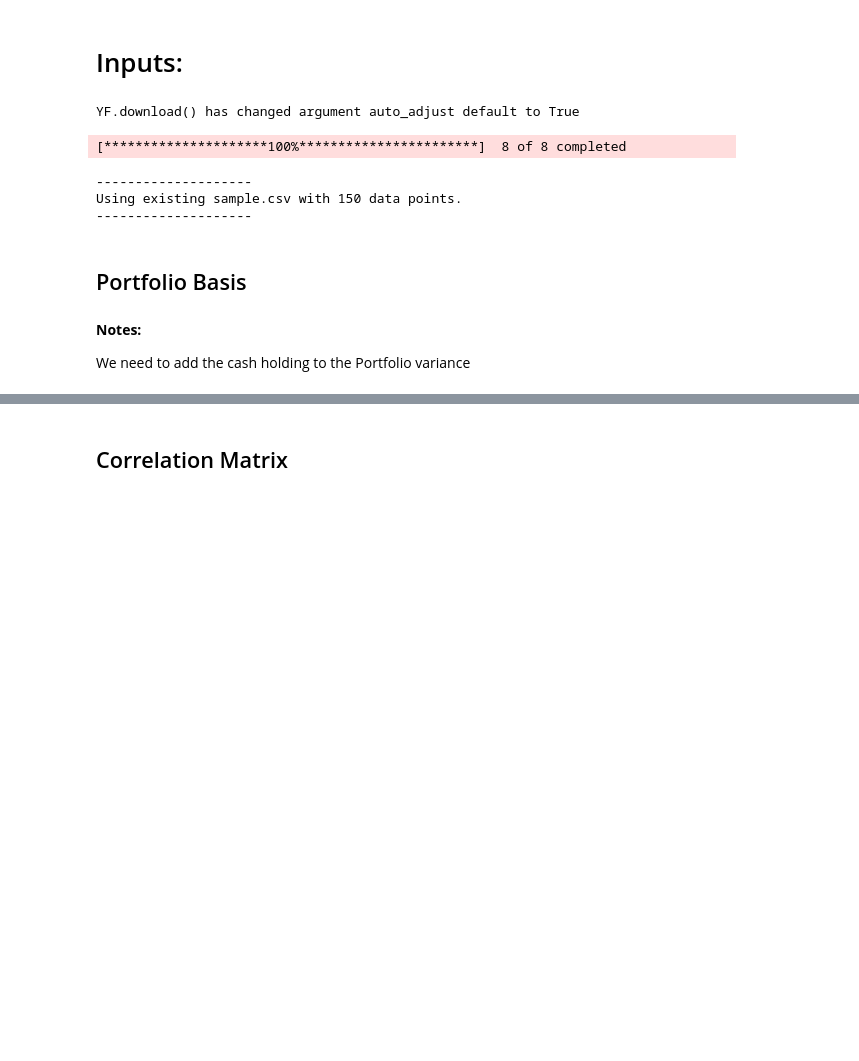
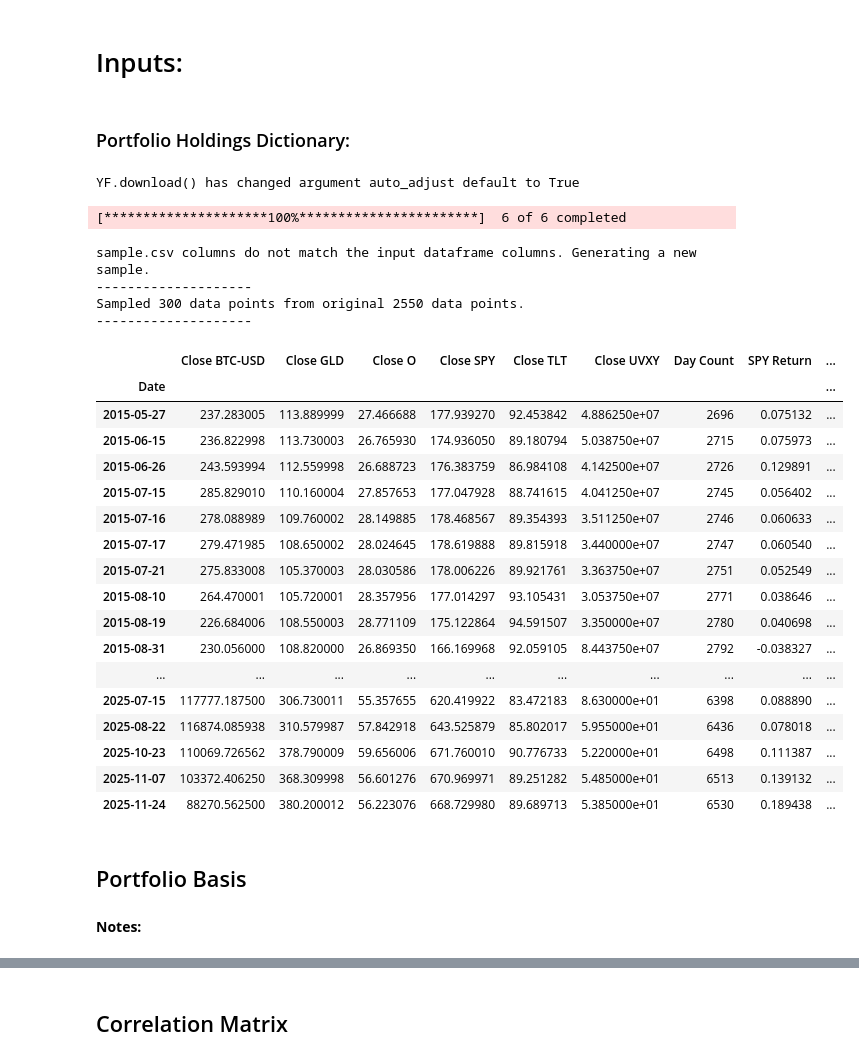
Before and after one commit to FilBillions/correlation_matrix, a Jupyter notebook: Portfolio_Management.ipynb, the cells around one changed output, grey strips where cells are left out. Saved outputs shown, nothing was run; the diff lists cells and outputs as text; code cells hidden in the pictures; blank space fills up the shorter version.

```diff
--- a/Portfolio_Management.ipynb
+++ b/Portfolio_Management.ipynb
@@ -4,3 +4,5 @@ from datetime import date, timedelta
 import yfinance as yf
 # %% [markdown]
 <h1>Inputs:</h1>
+# %% [markdown]
+<h3>Portfolio Holdings Dictionary:</h3>
@@ -7,19 +18,42 @@ import yfinance as yf
 # %%
 universe = "2005-01-01"
-symbol_list = convert_portfolio_to_symbol_list(return_symbols=True)
-test = PortfolioManagement(symbol_list = symbol_list, start = universe, end = "2025-12-01", annualize=True)
+test = PortfolioManagement(
+    portfolio_dictionary = portfolio_dictionary,
+    start = universe,
+    end = "2025-12-01",
+    annualize=True)
 # %% [output]
 YF.download() has changed argument auto_adjust default to True
-[*********************100%***********************]  8 of 8 completed
+[*********************100%***********************]  6 of 6 completed
+sample.csv columns do not match the input dataframe columns. Generating a new sample.
 --------------------
-Using existing sample.csv with 150 data points.
+Sampled 300 data points from original 2550 data points.
 --------------------
+# %%
+test.return_df()
+# %% [output]
+|  | Close BTC-USD | Close GLD | Close O | Close SPY | Close TLT | Close UVXY | Day Count | SPY Return | ... |
+| Date |  |  |  |  |  |  |  |  | ... |
+| 2015-05-27 | 237.283005 | 113.889999 | 27.466688 | 177.939270 | 92.453842 | 4.886250e+07 | 2696 | 0.075132 | ... |
+| 2015-06-15 | 236.822998 | 113.730003 | 26.765930 | 174.936050 | 89.180794 | 5.038750e+07 | 2715 | 0.075973 | ... |
+| 2015-06-26 | 243.593994 | 112.559998 | 26.688723 | 176.383759 | 86.984108 | 4.142500e+07 | 2726 | 0.129891 | ... |
+| 2015-07-15 | 285.829010 | 110.160004 | 27.857653 | 177.047928 | 88.741615 | 4.041250e+07 | 2745 | 0.056402 | ... |
+| 2015-07-16 | 278.088989 | 109.760002 | 28.149885 | 178.468567 | 89.354393 | 3.511250e+07 | 2746 | 0.060633 | ... |
+| 2015-07-17 | 279.471985 | 108.650002 | 28.024645 | 178.619888 | 89.815918 | 3.440000e+07 | 2747 | 0.060540 | ... |
+| 2015-07-21 | 275.833008 | 105.370003 | 28.030586 | 178.006226 | 89.921761 | 3.363750e+07 | 2751 | 0.052549 | ... |
+| 2015-08-10 | 264.470001 | 105.720001 | 28.357956 | 177.014297 | 93.105431 | 3.053750e+07 | 2771 | 0.038646 | ... |
+| 2015-08-19 | 226.684006 | 108.550003 | 28.771109 | 175.122864 | 94.591507 | 3.350000e+07 | 2780 | 0.040698 | ... |
+| 2015-08-31 | 230.056000 | 108.820000 | 26.869350 | 166.169968 | 92.059105 | 8.443750e+07 | 2792 | -0.038327 | ... |
+| ... | ... | ... | ... | ... | ... | ... | ... | ... | ... |
+| 2025-07-15 | 117777.187500 | 306.730011 | 55.357655 | 620.419922 | 83.472183 | 8.630000e+01 | 6398 | 0.088890 | ... |
+| 2025-08-22 | 116874.085938 | 310.579987 | 57.842918 | 643.525879 | 85.802017 | 5.955000e+01 | 6436 | 0.078018 | ... |
+| 2025-10-23 | 110069.726562 | 378.790009 | 59.656006 | 671.760010 | 90.776733 | 5.220000e+01 | 6498 | 0.111387 | ... |
+| 2025-11-07 | 103372.406250 | 368.309998 | 56.601276 | 670.969971 | 89.251282 | 5.485000e+01 | 6513 | 0.139132 | ... |
+| 2025-11-24 | 88270.562500 | 380.200012 | 56.223076 | 668.729980 | 89.689713 | 5.385000e+01 | 6530 | 0.189438 | ... |
 # %% [markdown]
 <h2>Portfolio Basis<h/2>
 # %% [markdown]
 __Notes:__
-
-We need to add the cash holding to the Portfolio variance
 # %%
 test.calculate_statistics(return_portfolio_only=True)
 # %% [output]
```
Also changed, not shown: parts of 9 cells of this notebook, 2 other files.
